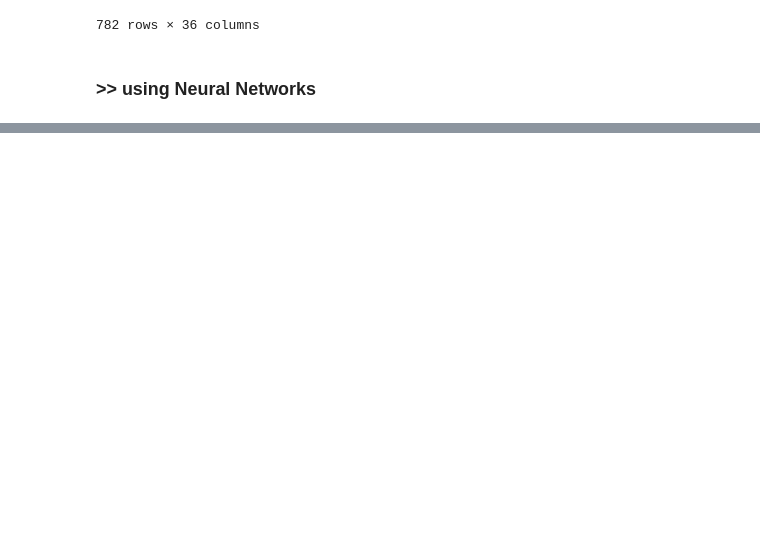
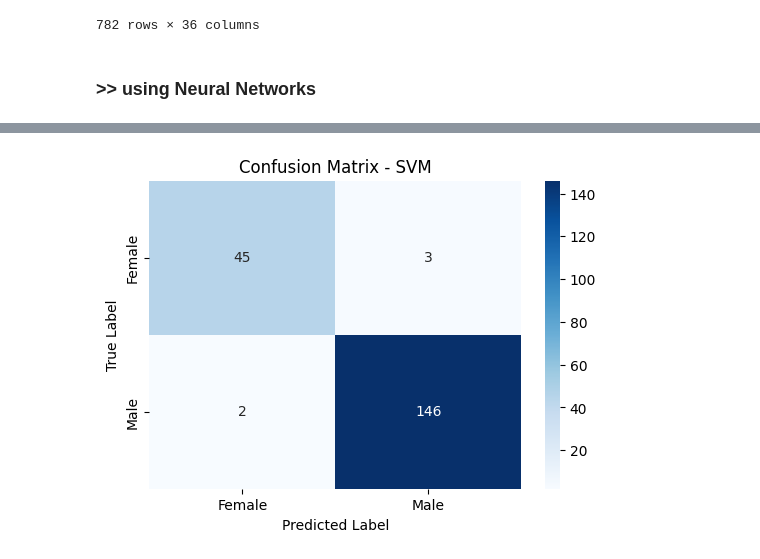
Before and after one commit to A-janjan/ml_practices, a Jupyter notebook: university/ml/final project/development.ipynb, the cells around one changed output, grey strips where cells are left out. Saved outputs shown, nothing was run; the diff lists cells and outputs as text; code cells hidden in the pictures; blank space fills up the shorter version.

```diff
--- a/university/ml/final project/development.ipynb
+++ b/university/ml/final project/development.ipynb
@@ -165,0 +226,5 @@ plt.show()
+# %%
+y_pred_svm = svm_model.predict(X_test)
+plot_confusion_matrix(y_test, y_pred_svm, "SVM")
+# %% [output]
+[figure, added]
```
Also changed, not shown: parts of 40 cells of this notebook, 1 other file.
